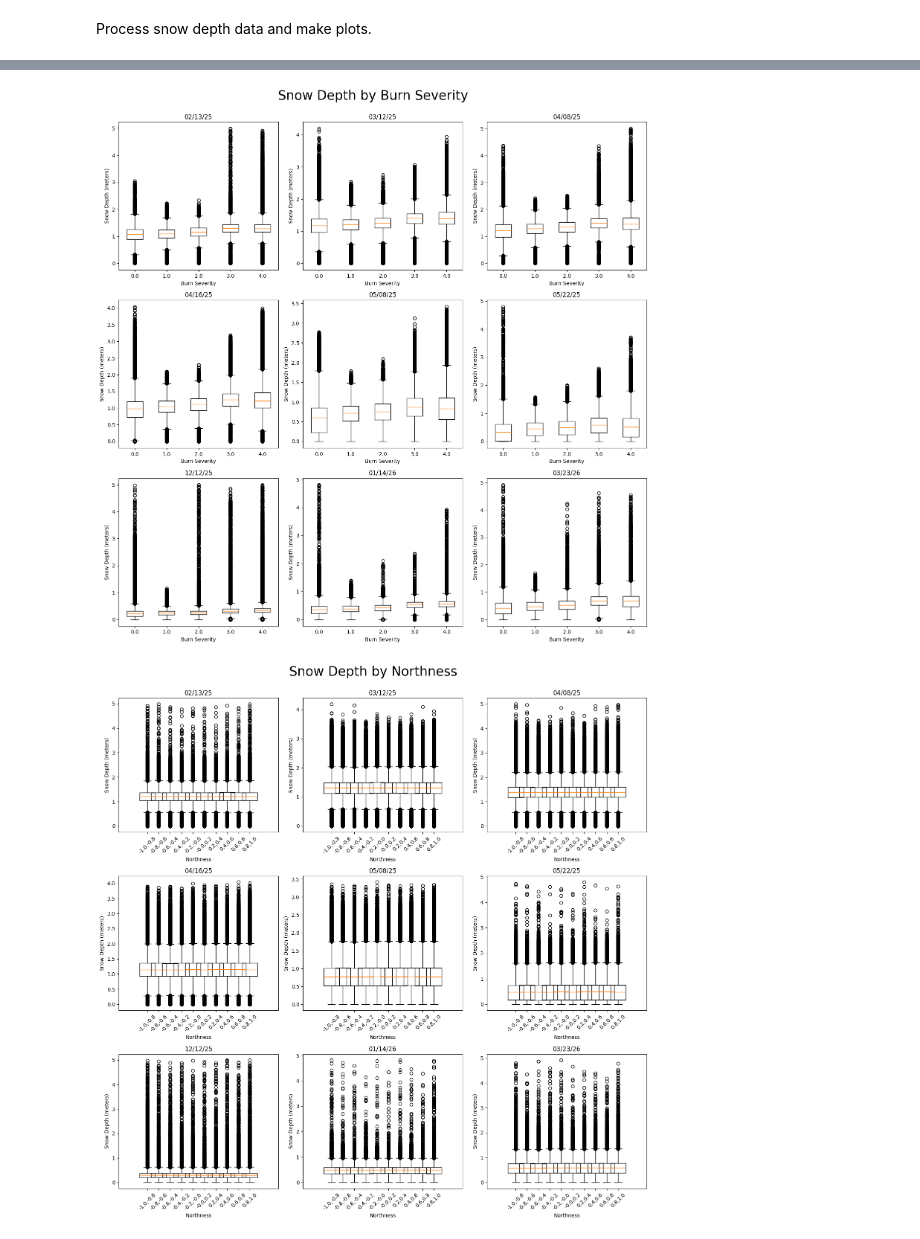
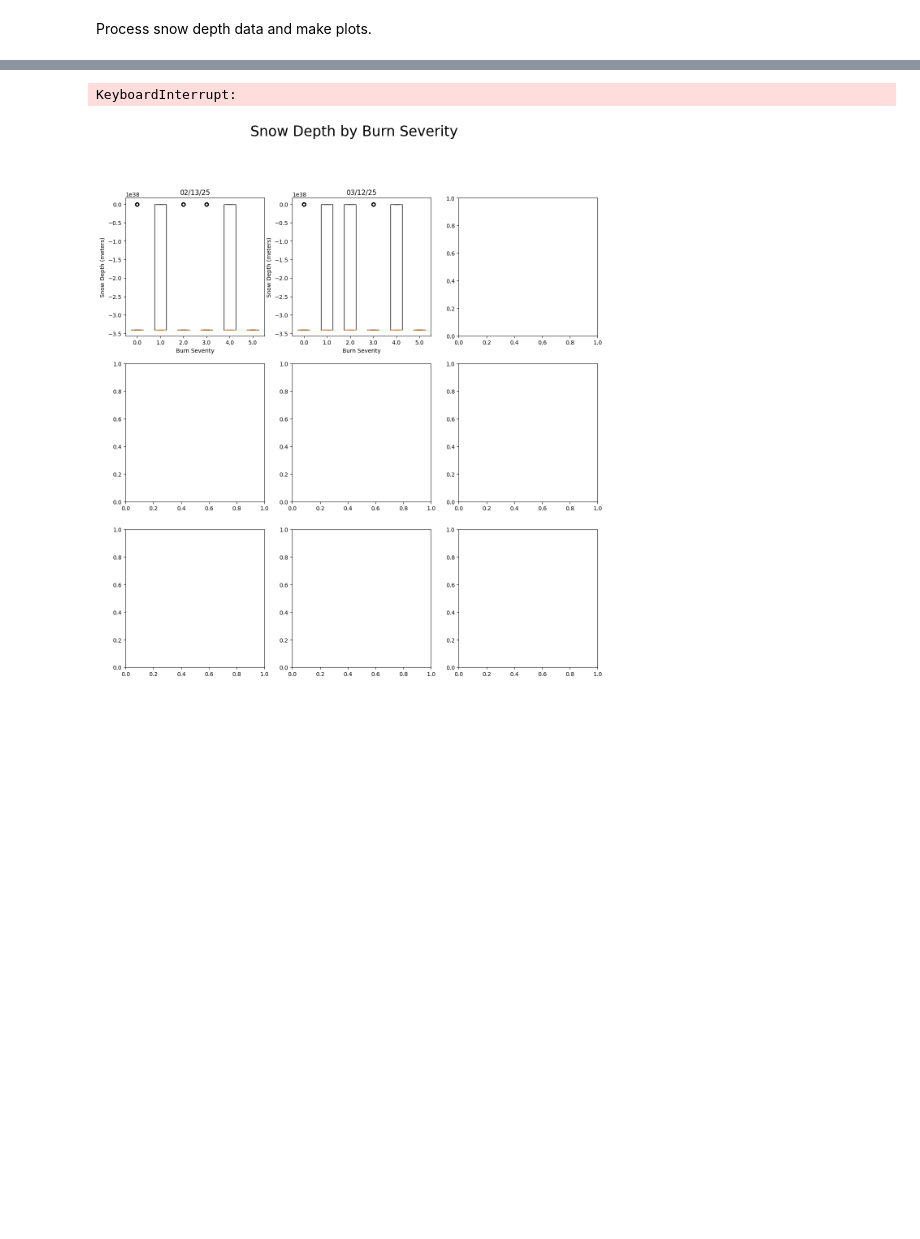
Before and after one commit to ZaneSoCool/Snowfall2026Internship, a Jupyter notebook: SnowDepthCharting.ipynb, the cells around one changed output, grey strips where cells are left out. Drawn from its saved outputs; the diff is of its cells as text; code cells hidden in the pictures; blank space fills up the shorter version.

```diff
--- a/SnowDepthCharting.ipynb
+++ b/SnowDepthCharting.ipynb
@@ -164,7 +164,7 @@ Process snow depth data and make plots.
 dems.sort(key=lambda dem: dt.strptime(dem.name.split("_")[1], "%m%d%y"))
 
 #Replace dems with snow change dems
-if(True):
+if(False):
     changeDems = []
     for i in range(1, len(dems)):
         dem1Resampled = resample(dems[i-1], dems[i])
@@ -186,7 +186,7 @@ if(True):
 if(True):
     def plotBurnSeverity(ax, dem):
         #get depths (resample & filter depths)
-        depths = filterLidarDepth(resample(dem, bsDem).ravel())
+        depths = resample(dem, bsDem).ravel()
         bsData = bsDem.z.ravel()
 
         #filter out any points where depths or burn severirty is nan
@@ -208,10 +208,10 @@ if(True):
     makeBigPlot("Snow Depth by Burn Severity", plotBurnSeverity)
 
 #Boxplot of northness.
-if(True):
+if(False):
     def plotNorthness(ax, dem):
         #get depths (resample & filter depths)
-        depths = filterLidarDepth(resample(dem, northnessDem).ravel())
+        depths = resample(dem, northnessDem).ravel()
         northnessData = northnessDem.z.ravel()
 
         #filter out any points where depths or northness is nan
@@ -236,7 +236,7 @@ if(True):
     makeBigPlot("Snow Depth by Northness", plotNorthness)
 
 #Box plot of northness by snow depth by burn severity and date
-if(True):
+if(False):
     #get bsData and northnessData since they are the same for each subplot
     bsData = bsDem.z.ravel()
     northnessData = northnessDem.z.ravel()
@@ -251,7 +251,7 @@ if(True):
     #create box plots
     for j, dem in enumerate(dems): #cols
         #get depths (resample & filter)
-        depths = filterLidarDepth(resample(dem, bsDem).ravel())
+        depths = resample(dem, bsDem).ravel()
 
         #filter out any points where depths, northness, or burn severity is nan
         validMask = ~(np.isnan(depths) | np.isnan(bsData) | np.isnan(northnessData))
@@ -263,32 +263,32 @@ if(True):
             northnessData3 = northnessData2[catMask]
             depths3 = depths2[catMask]
 
             #group depths by northness
             nCategories = np.arange(-0.8, 1.2, 0.2) #-0.8 to 1 in steps of 0.2
             groupedDepths = []
             for northCat in nCategories: #meow
                 northMask = (northnessData3 >= (northCat - 0.2)) & (northnessData3 < northCat)
                 groupedDepths.append(depths3[northMask]) #group depths on their range ex: -1, -0.8
 
             #create plot
             labels = [f"{cat-0.2:.1f},{cat:.1f}" for cat in nCategories] #custom category labels
             axes[i, j].tick_params(axis='x', rotation=45) #rotate labels
             axes[i, j].boxplot(groupedDepths, positions=nCategories, tick_labels = labels)
             axes[i, j].set_xlabel("Northness")
 
             if i == 0:
                 #column header (date)
                 axes[0, j].set_title(getDemDate(dem))
 
             if j == 0:
                 #row headers (burn severity)
                 axes[i, 0].set_ylabel(f"Burn Severity {int(cat)}")
             else:
                 axes[i, j].set_ylabel(f"Snow Depth (meters)")
 
     plt.tight_layout()
     plt.show()
 # %% [output]
 [figure]
+KeyboardInterrupt:
-[figure, old version]
+[figure, new version]
-[figure, removed]
```
Also changed, not shown: parts of 1 cell of this notebook.
